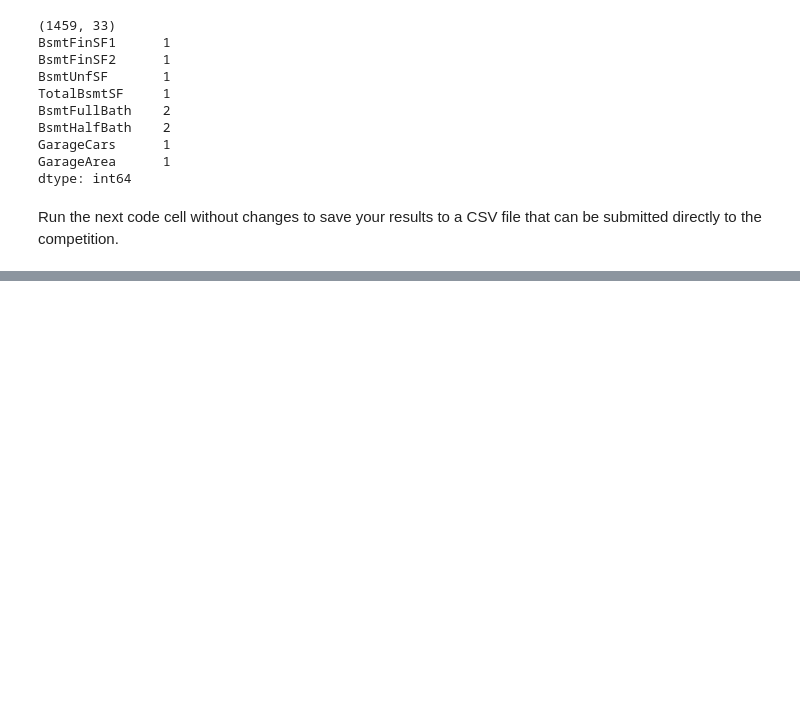
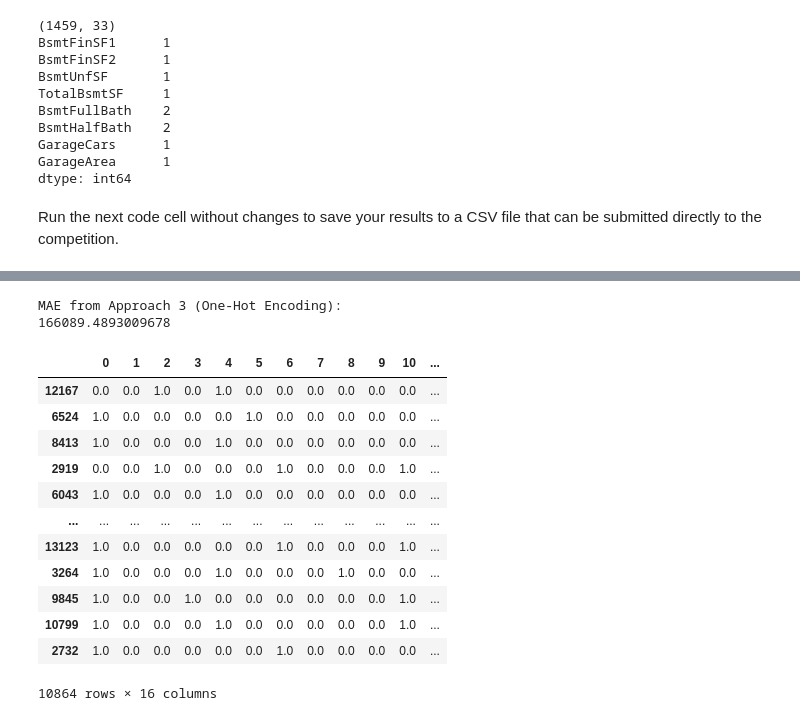
Before and after one commit to ericmaubr/kaggle_intro_machine_learling, a Jupyter notebook: intermediate-machine-learning.ipynb, the cells around one changed output, grey strips where cells are left out. Saved outputs shown, nothing was run; the diff lists cells and outputs as text; code cells hidden in the pictures; blank space fills up the shorter version.

```diff
--- a/intermediate-machine-learning.ipynb
+++ b/intermediate-machine-learning.ipynb
@@ -402,0 +454,7 @@ output.to_csv('submission.csv', index=False)
+# %%
+# Get list of categorical variables
+s = (X_train.dtypes == 'object')
+object_cols = list(s[s].index)
+
+print("Categorical variables:")
+print(object_cols)
@@ -402,0 +512,45 @@ output.to_csv('submission.csv', index=False)
+# %%
+from sklearn.preprocessing import OneHotEncoder
+
+# Apply one-hot encoder to each column with categorical data
+OH_encoder = OneHotEncoder(handle_unknown='ignore', sparse_output=False)
+OH_cols_train = pd.DataFrame(OH_encoder.fit_transform(X_train[object_cols]))
+OH_cols_valid = pd.DataFrame(OH_encoder.transform(X_valid[object_cols]))
+
+# One-hot encoding removed index; put it back
+OH_cols_train.index = X_train.index
+OH_cols_valid.index = X_valid.index
+
+# Remove categorical columns (will replace with one-hot encoding)
+num_X_train = X_train.drop(object_cols, axis=1)
+num_X_valid = X_valid.drop(object_cols, axis=1)
+
+# Add one-hot encoded columns to numerical features
+OH_X_train = pd.concat([num_X_train, OH_cols_train], axis=1)
+OH_X_valid = pd.concat([num_X_valid, OH_cols_valid], axis=1)
+
+# Ensure all columns have string type
+OH_X_train.columns = OH_X_train.columns.astype(str)
+OH_X_valid.columns = OH_X_valid.columns.astype(str)
+
+print("MAE from Approach 3 (One-Hot Encoding):")
+print(score_dataset(OH_X_train, OH_X_valid, y_train, y_valid))
+# %% [output]
+MAE from Approach 3 (One-Hot Encoding):
+166089.4893009678
+# %%
+OH_cols_train
+# %% [output]
+|  | 0 | 1 | 2 | 3 | 4 | 5 | 6 | 7 | 8 | 9 | 10 | ... |
+| 12167 | 0.0 | 0.0 | 1.0 | 0.0 | 1.0 | 0.0 | 0.0 | 0.0 | 0.0 | 0.0 | 0.0 | ... |
+| 6524 | 1.0 | 0.0 | 0.0 | 0.0 | 0.0 | 1.0 | 0.0 | 0.0 | 0.0 | 0.0 | 0.0 | ... |
+| 8413 | 1.0 | 0.0 | 0.0 | 0.0 | 1.0 | 0.0 | 0.0 | 0.0 | 0.0 | 0.0 | 0.0 | ... |
+| 2919 | 0.0 | 0.0 | 1.0 | 0.0 | 0.0 | 0.0 | 1.0 | 0.0 | 0.0 | 0.0 | 1.0 | ... |
+| 6043 | 1.0 | 0.0 | 0.0 | 0.0 | 1.0 | 0.0 | 0.0 | 0.0 | 0.0 | 0.0 | 0.0 | ... |
+| ... | ... | ... | ... | ... | ... | ... | ... | ... | ... | ... | ... | ... |
+| 13123 | 1.0 | 0.0 | 0.0 | 0.0 | 0.0 | 0.0 | 1.0 | 0.0 | 0.0 | 0.0 | 1.0 | ... |
+| 3264 | 1.0 | 0.0 | 0.0 | 0.0 | 1.0 | 0.0 | 0.0 | 0.0 | 1.0 | 0.0 | 0.0 | ... |
+| 9845 | 1.0 | 0.0 | 0.0 | 1.0 | 0.0 | 0.0 | 0.0 | 0.0 | 0.0 | 0.0 | 1.0 | ... |
+| 10799 | 1.0 | 0.0 | 0.0 | 0.0 | 1.0 | 0.0 | 0.0 | 0.0 | 0.0 | 0.0 | 1.0 | ... |
+| 2732 | 1.0 | 0.0 | 0.0 | 0.0 | 0.0 | 0.0 | 1.0 | 0.0 | 0.0 | 0.0 | 0.0 | ... |
+10864 rows × 16 columns
```
Also changed, not shown: parts of 71 cells of this notebook.
